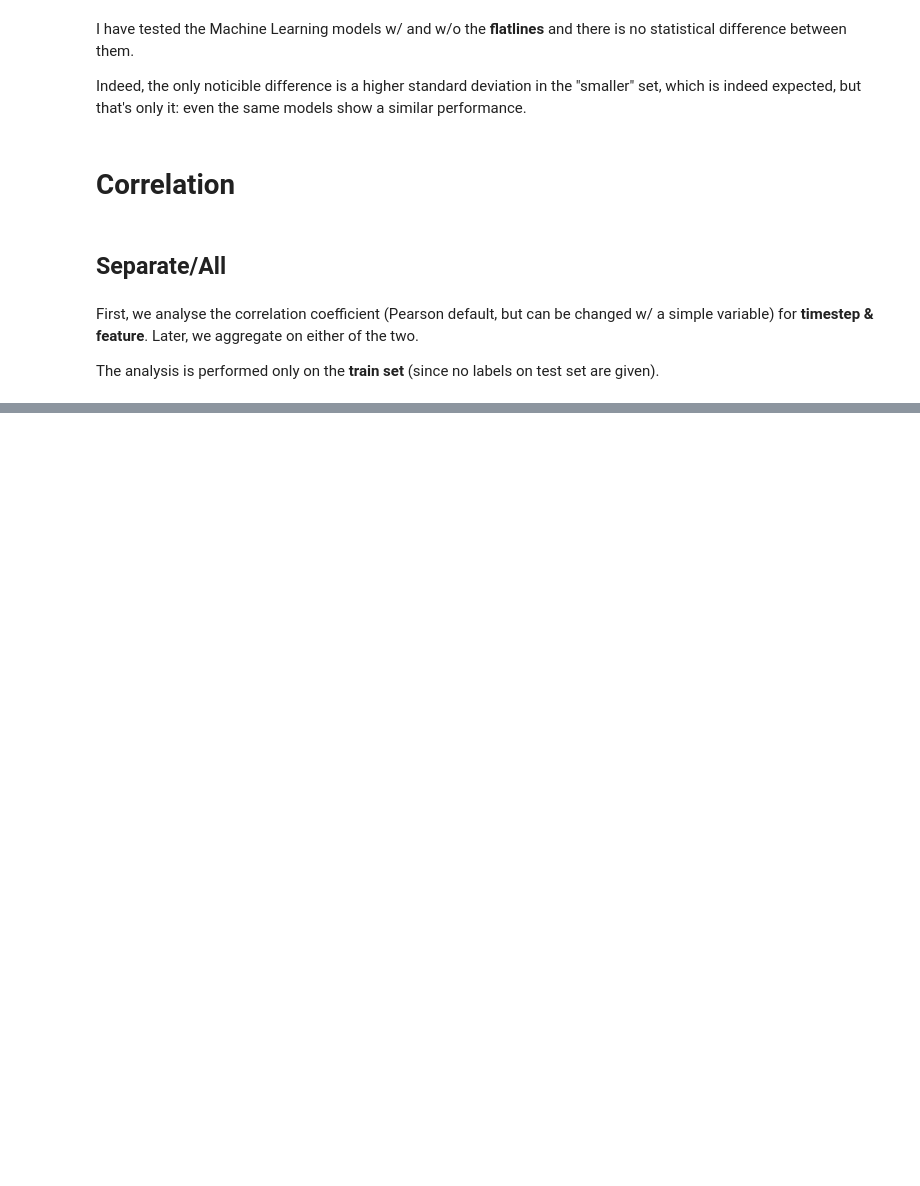
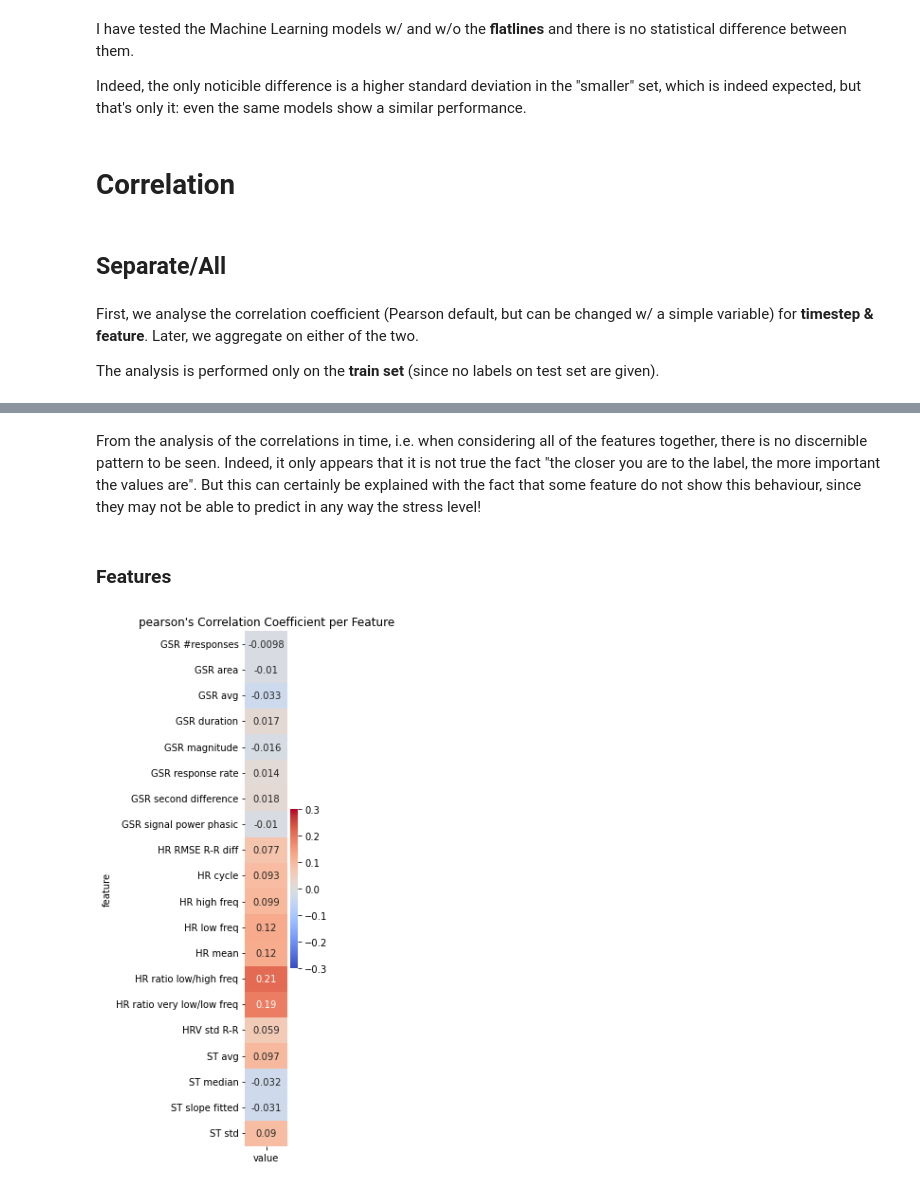
Before and after one commit to LeonardoAlchieri/MUSE, a Jupyter notebook: notebooks/correlation.ipynb, the cells around one changed output, grey strips where cells are left out. Drawn from its saved outputs; the diff is of its cells as text; code cells hidden in the pictures; blank space fills up the shorter version.

```diff
--- a/notebooks/correlation.ipynb
+++ b/notebooks/correlation.ipynb
@@ -234,0 +329,28 @@ hand_crafted_data.index.name = "user"
+# %% [markdown]
+From the analysis of the correlations in time, i.e. when considering all of the features together, there is no discernible pattern to be seen. Indeed, it only appears that it is not true the fact "the closer you are to the label, the more important the values are". But this can certainly be explained with the fact that some feature do not show this behaviour, since they may not be able to predict in any way the stress level!
+# %% [markdown]
+### Features
+# %%
+correlation_results: DataFrame = (
+    hand_crafted_data.groupby(axis=1, level=0)
+    .apply(
+        lambda data: Series(
+            correlation_method(data.iloc[:, 0], labels), index=["value", "p-value"]
+        )
+    )
+)
+
+df_to_save: DataFrame = correlation_results.loc[['value'], :].T
+
+figure(figsize=(1, 10))
+heatmap(df_to_save,
+        xticklabels=df_to_save.columns,
+        vmax=0.3, vmin=-0.3, center=0,
+        cmap='coolwarm',
+        yticklabels=df_to_save.index, annot=True)
+title(f"{corr_chosen}'s Correlation Coefficient per Feature")
+savefig(f'../visualizations/correlation_feature_{corr_chosen}.pdf')
+
+show()
+# %% [output]
+[figure, added]
```
Also changed, not shown: parts of 17 cells of this notebook, 13 other files.
